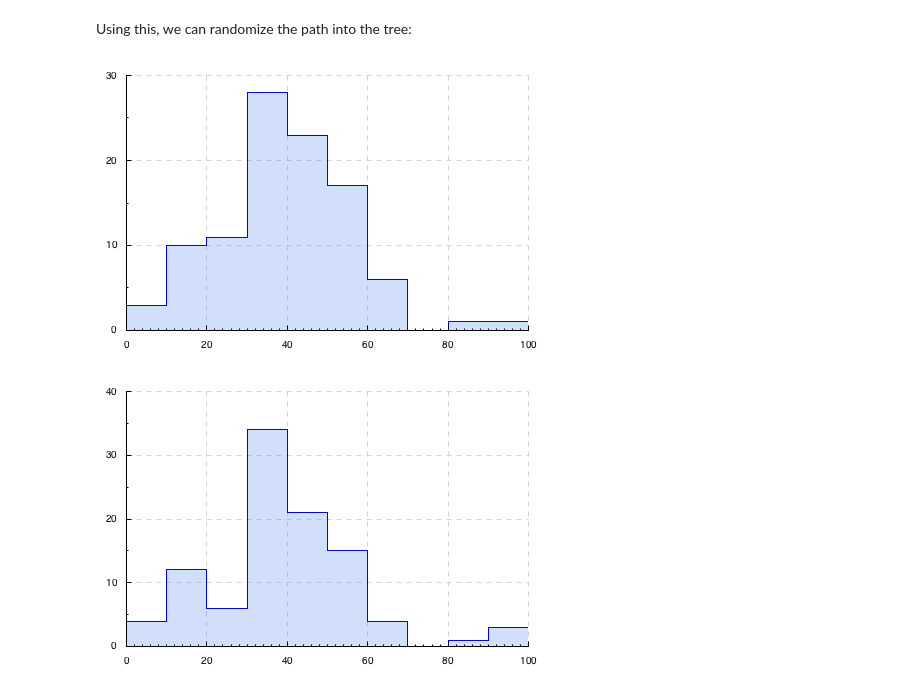
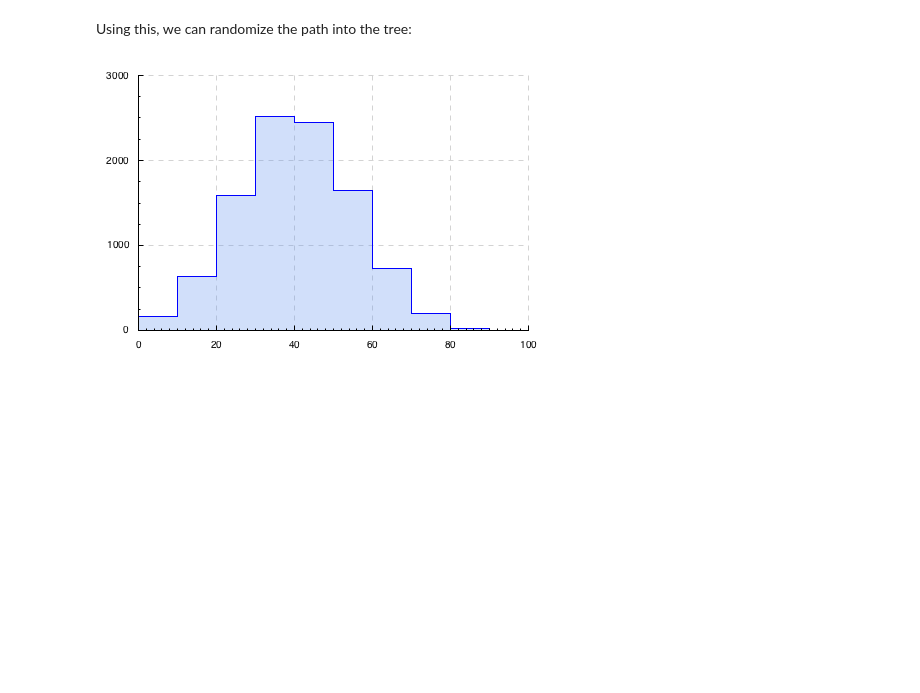
Before and after one commit to oisdk/IHaskell, a Jupyter notebook: notebooks/Privacy.ipynb, the cells around one changed output. Cells and saved outputs as stored; diff of their text form; code cells hidden in the pictures; blank space fills up the shorter version.

Commit message:
Revert "distributions"
This reverts commit f8e5c08627fd6b006591200ee2e28c15f57fe2fa.

```diff
--- a/notebooks/Privacy.ipynb
+++ b/notebooks/Privacy.ipynb
@@ -726,39 +723,35 @@ randomize k = foldr f b
     f _ _ (Leaf _ x) = pure x
     f e a (Node i l r) = do
       perturb <- choose i k
       path <- if perturb
           then choose (size l) (size r)
           else pure e
       a (bool l r path)
 
 codes :: Ord a => Tree a -> Map a [Bool]
 codes = go id
   where
     go k (Leaf _ x) = Map.singleton x (k [])
     go k (Node _ l r)
         = Map.union (go (k . (False:)) l) (go (k . (True:)) r)
 
 randAnon :: (Ord a, RandomGen g) => Int -> [a] -> State g [a]
 randAnon k xs = traverse (\x -> randomize k (mp Map.! x) tr) xs
   where
-    tr = alphHuffmanTree xs
+    tr = buildAlphHuffman (frequencies xs)
     mp = codes tr
 
 import Statistics.Distribution.Normal
 import System.Random.MWC
 import Statistics.Distribution
 
 randVar :: IO Double
-randVar = withSystemRandom (genContVar (normalDistr 40 15) `asTypeOf`
-                            const (undefined :: IO Double))
+randVar = withSystemRandom (genContVar (normalDistr 40 15) `asTypeOf` const (undefined :: IO Double))
 
-randAges <- filter (0<) <$> replicateM 100 randVar
+randAges <- filter (0<) <$> replicateM 10000 randVar
 
 histogram 10 0 randAges
 
-anonRandAges <- getStdRandom (runState (randAnon 5 randAges))
-
-histogram 10 0 anonRandAges
+anonRa
 # %% [output]
-[figure, old version]
+[figure, new version]
-[figure, removed]
```
Also changed, not shown: parts of 2 cells of this notebook.
